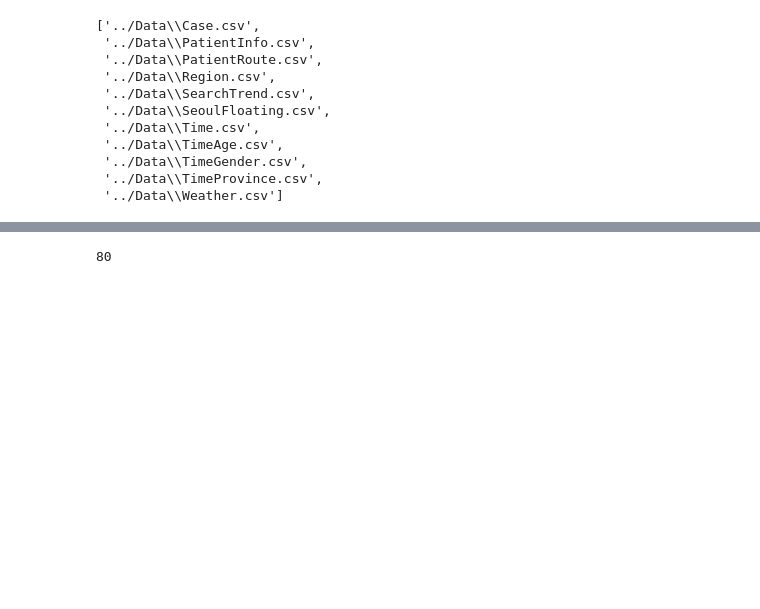
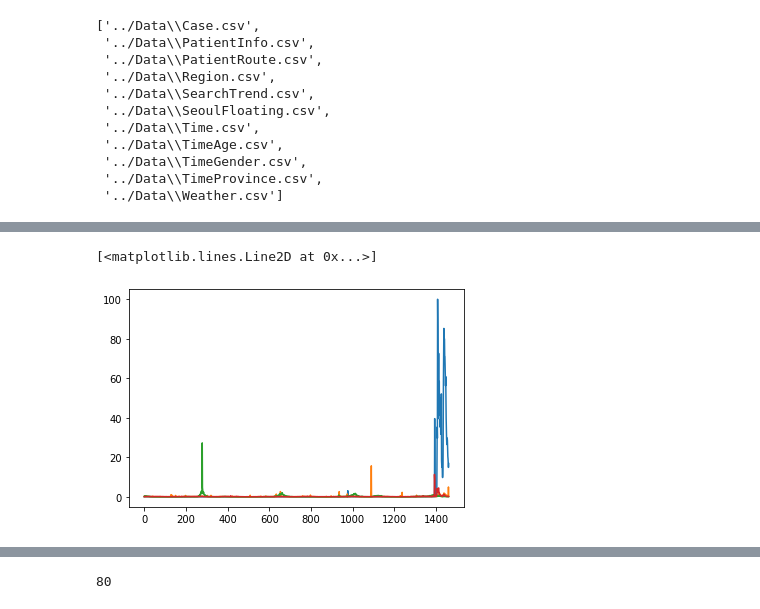
Before and after one commit to jglee087/Contest, a Jupyter notebook: DaconContest06/EDA/EDA.ipynb, the cells around one changed output, grey strips where cells are left out. Saved outputs shown, nothing was run; the diff lists cells and outputs as text; code cells hidden in the pictures; blank space fills up the shorter version.

```diff
--- a/DaconContest06/EDA/EDA.ipynb
+++ b/DaconContest06/EDA/EDA.ipynb
@@ -23,0 +144,3 @@ a
+# %%
+x4=pd.read_csv(a[4])
+x4
@@ -23,0 +161,8 @@ a
+# %%
+plt.plot(x4['coronavirus'])
+plt.plot(x4['cold'])
+plt.plot(x4['flu'])
+plt.plot(x4['pneumonia'])
+# %% [output]
+[<matplotlib.lines.Line2D at 0x...>]
+[figure, added]
```
Also changed, not shown: parts of 41 cells of this notebook.
